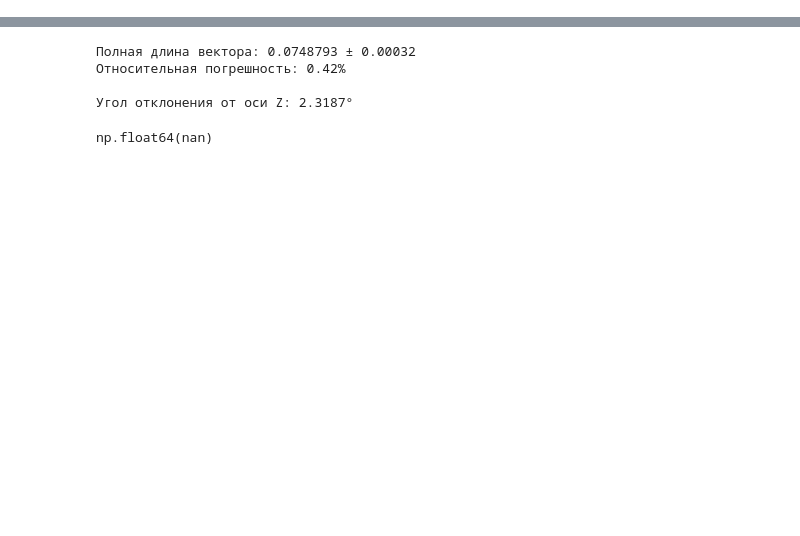
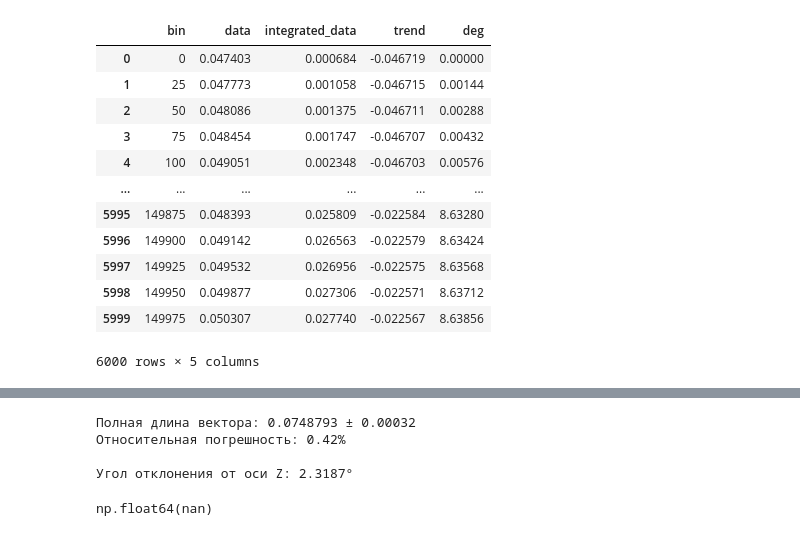
Before and after one commit to BuslaySt/Helmholz-Polymagnit, a Jupyter notebook: HarmData_fast.ipynb, the cells around one changed output, grey strips where cells are left out. Drawn from its saved outputs; the diff is of its cells as text; code cells hidden in the pictures; blank space fills up the shorter version.

```diff
--- a/HarmData_fast.ipynb
+++ b/HarmData_fast.ipynb
@@ -137,3 +141,19 @@ df = df_encoder.reindex(columns=['deg', 'data'])
+# %%
+df_encoder
+# %% [output]
+|  | bin | data | integrated_data | trend | deg |
+| 0 | 0 | 0.047403 | 0.000684 | -0.046719 | 0.00000 |
+| 1 | 25 | 0.047773 | 0.001058 | -0.046715 | 0.00144 |
+| 2 | 50 | 0.048086 | 0.001375 | -0.046711 | 0.00288 |
+| 3 | 75 | 0.048454 | 0.001747 | -0.046707 | 0.00432 |
+| 4 | 100 | 0.049051 | 0.002348 | -0.046703 | 0.00576 |
+| ... | ... | ... | ... | ... | ... |
+| 5995 | 149875 | 0.048393 | 0.025809 | -0.022584 | 8.63280 |
+| 5996 | 149900 | 0.049142 | 0.026563 | -0.022579 | 8.63424 |
+| 5997 | 149925 | 0.049532 | 0.026956 | -0.022575 | 8.63568 |
+| 5998 | 149950 | 0.049877 | 0.027306 | -0.022571 | 8.63712 |
+| 5999 | 149975 | 0.050307 | 0.027740 | -0.022567 | 8.63856 |
+6000 rows × 5 columns
 # %%
 plt.plot(df_encoder.deg, df_encoder.integrated_data)
 plt.plot(df_encoder.deg, df_encoder.trend)
```
Also changed, not shown: parts of 10 cells of this notebook.
